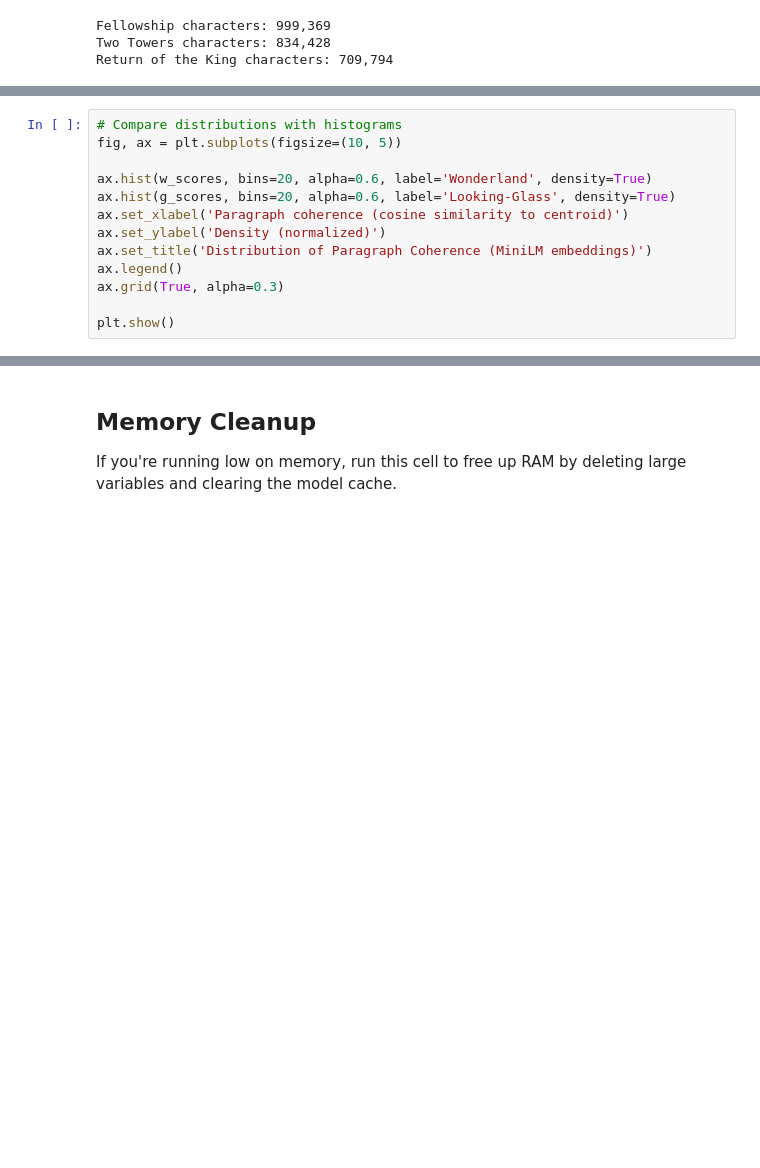
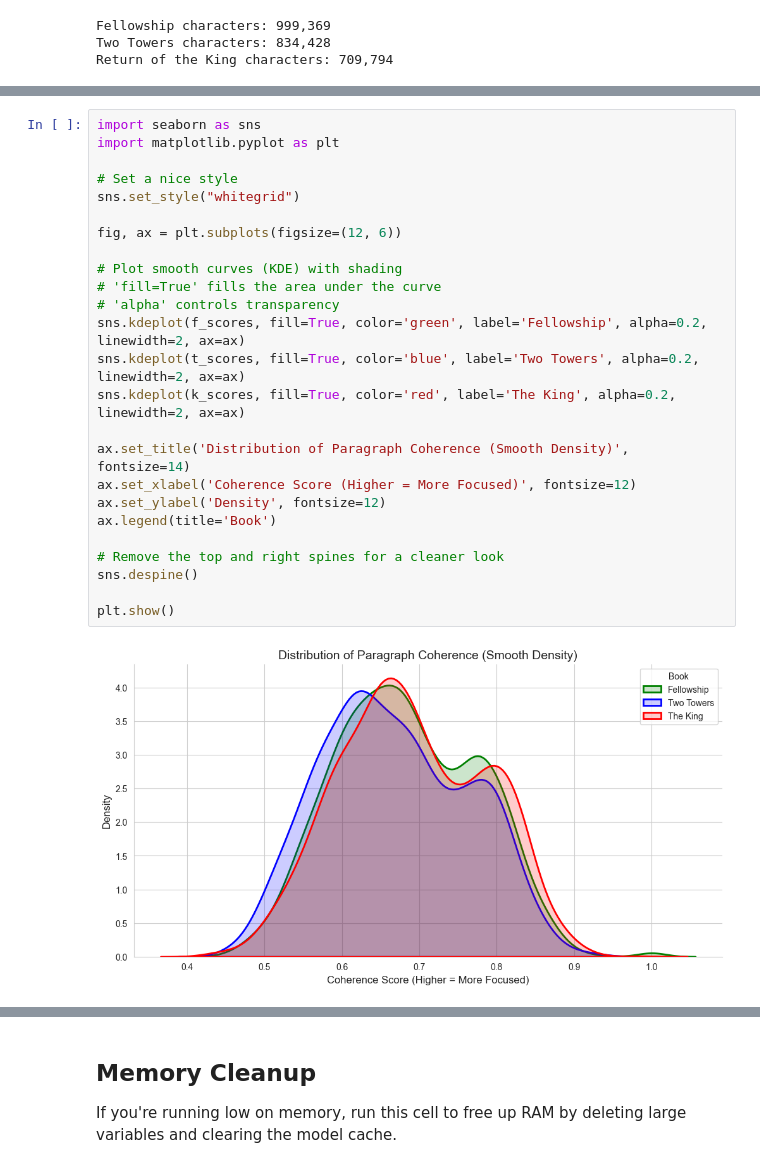
Before and after one commit to Team-DVA/applied-NLP-week4, a Jupyter notebook: notebooks/1_AppliedNLP_Session4_Paragraph_Coherence.ipynb, the cells around one changed output, grey strips where cells are left out. Saved outputs shown, nothing was run; the diff lists cells and outputs as text; blank space fills up the shorter version.

```diff
--- a/notebooks/1_AppliedNLP_Session4_Paragraph_Coherence.ipynb
+++ b/notebooks/1_AppliedNLP_Session4_Paragraph_Coherence.ipynb
@@ -171,13 +180,27 @@ plt.show()
 # %%
-# Compare distributions with histograms
-fig, ax = plt.subplots(figsize=(10, 5))
+import seaborn as sns
+import matplotlib.pyplot as plt
 
-ax.hist(w_scores, bins=20, alpha=0.6, label='Wonderland', density=True)
-ax.hist(g_scores, bins=20, alpha=0.6, label='Looking-Glass', density=True)
-ax.set_xlabel('Paragraph coherence (cosine similarity to centroid)')
-ax.set_ylabel('Density (normalized)')
-ax.set_title('Distribution of Paragraph Coherence (MiniLM embeddings)')
-ax.legend()
-ax.grid(True, alpha=0.3)
+# Set a nice style
+sns.set_style("whitegrid")
+
+fig, ax = plt.subplots(figsize=(12, 6))
+
+# Plot smooth curves (KDE) with shading
+# 'fill=True' fills the area under the curve
+# 'alpha' controls transparency
+sns.kdeplot(f_scores, fill=True, color='green', label='Fellowship', alpha=0.2, linewidth=2, ax=ax)
+sns.kdeplot(t_scores, fill=True, color='blue', label='Two Towers', alpha=0.2, linewidth=2, ax=ax)
+sns.kdeplot(k_scores, fill=True, color='red', label='The King', alpha=0.2, linewidth=2, ax=ax)
+
+ax.set_title('Distribution of Paragraph Coherence (Smooth Density)', fontsize=14)
+ax.set_xlabel('Coherence Score (Higher = More Focused)', fontsize=12)
+ax.set_ylabel('Density', fontsize=12)
+ax.legend(title='Book')
+
+# Remove the top and right spines for a cleaner look
+sns.despine()
 
 plt.show()
+# %% [output]
+[figure, added]
```
Also changed, not shown: parts of 4 cells of this notebook, 3 other files.
